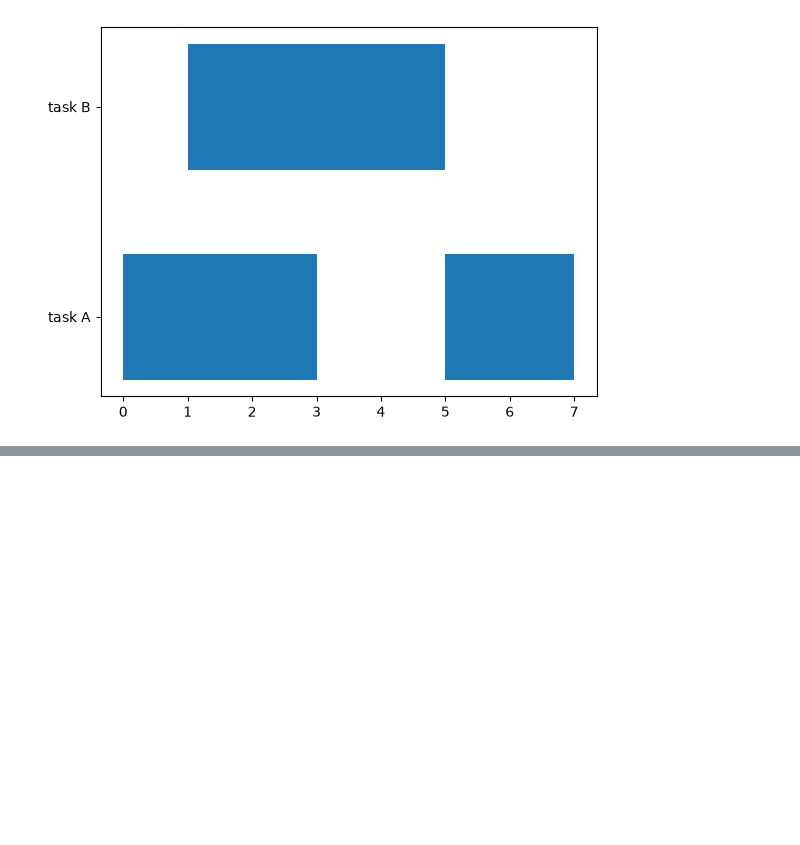
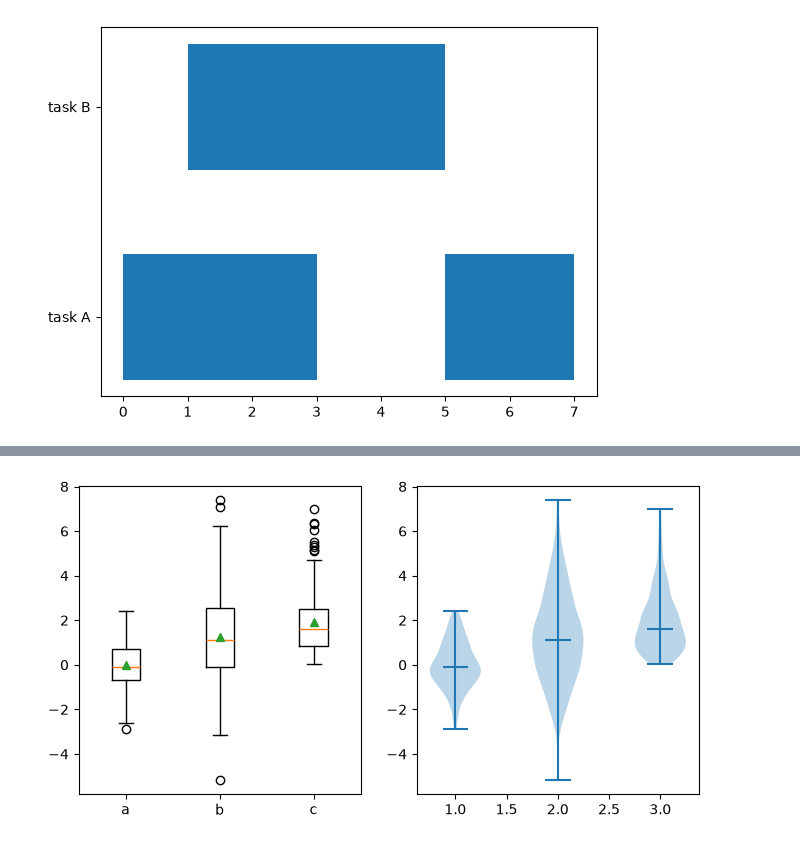
Before and after one commit to ImadElMaftouhi/Machine-learning, a Jupyter notebook: fundamentals/matplotlib/note.ipynb, the cells around one changed output, grey strips where cells are left out. Cells and saved outputs as stored; diff of their text form; code cells hidden in the pictures; blank space fills up the shorter version.

```diff
--- a/fundamentals/matplotlib/note.ipynb
+++ b/fundamentals/matplotlib/note.ipynb
@@ -359,0 +381,11 @@ ax.set_yticks(range(len(intervals)), [n for n, _ in intervals])
+# %%
+## boxplot summarizes each group by median, quartiles, and outliers, and it remains honest at small sample sizes because it summarizes rather than estimates. violinplot estimates the full kernel density and shows shape that the box hides, but it requires enough samples per group for the estimate to mean anything. The labels argument was renamed tick_labels in 3.9.
+
+samples = [rng.normal(0, 1, 200), rng.normal(1, 2, 200), rng.gamma(2, 1, 200)]
+
+fig, axes = plt.subplots(1, 2, figsize=(8, 4))
+axes[0].boxplot(samples, tick_labels=["a", "b", "c"], showmeans=True)
+axes[1].violinplot(samples, showmedians=True)
+plt.show()
+# %% [output]
+[figure, added]
```
Also changed, not shown: parts of 3 cells of this notebook.
